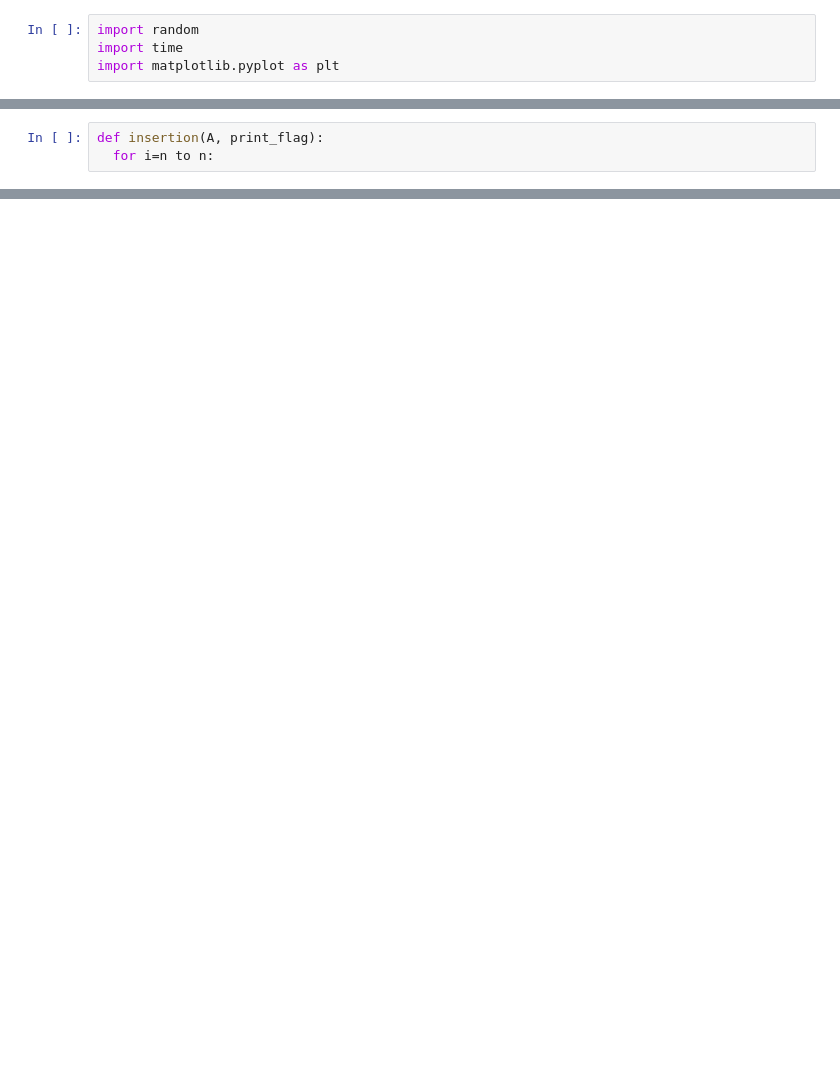
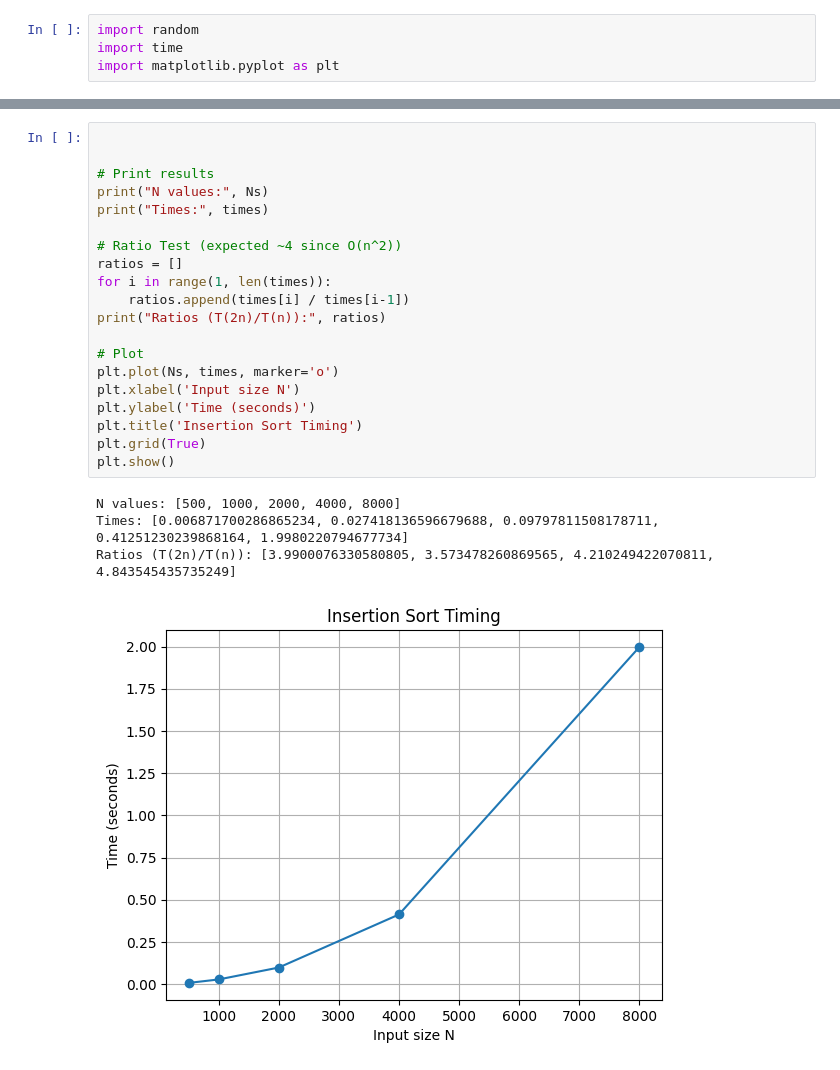
Before and after one commit to AvaCook/cs315, a Jupyter notebook: insertionPoC.ipynb, the cells around one changed output, grey strips where cells are left out. Cells and saved outputs as stored; diff of their text form; blank space fills up the shorter version.

```diff
--- a/insertionPoC.ipynb
+++ b/insertionPoC.ipynb
@@ -82,3 +25,0 @@ NameError: name 'insertion' is not defined
-# %%
-def insertion(A, print_flag):
-  for i=n to n:
@@ -87,0 +52,25 @@ NameError: name 'insertion' is not defined
+# %%
+
+
+# Print results
+print("N values:", Ns)
+print("Times:", times)
+
+# Ratio Test (expected ~4 since O(n^2))
+ratios = []
+for i in range(1, len(times)):
+    ratios.append(times[i] / times[i-1])
+print("Ratios (T(2n)/T(n)):", ratios)
+
+# Plot
+plt.plot(Ns, times, marker='o')
+plt.xlabel('Input size N')
+plt.ylabel('Time (seconds)')
+plt.title('Insertion Sort Timing')
+plt.grid(True)
+plt.show()
+# %% [output]
+N values: [500, 1000, 2000, 4000, 8000]
+Times: [0.006871700286865234, 0.027418136596679688, 0.09797811508178711, 0.41251230239868164, 1.9980220794677734]
+Ratios (T(2n)/T(n)): [3.9900076330580805, 3.573478260869565, 4.210249422070811, 4.843545435735249]
+[figure, added]
```
Also changed, not shown: parts of 6 cells of this notebook.
